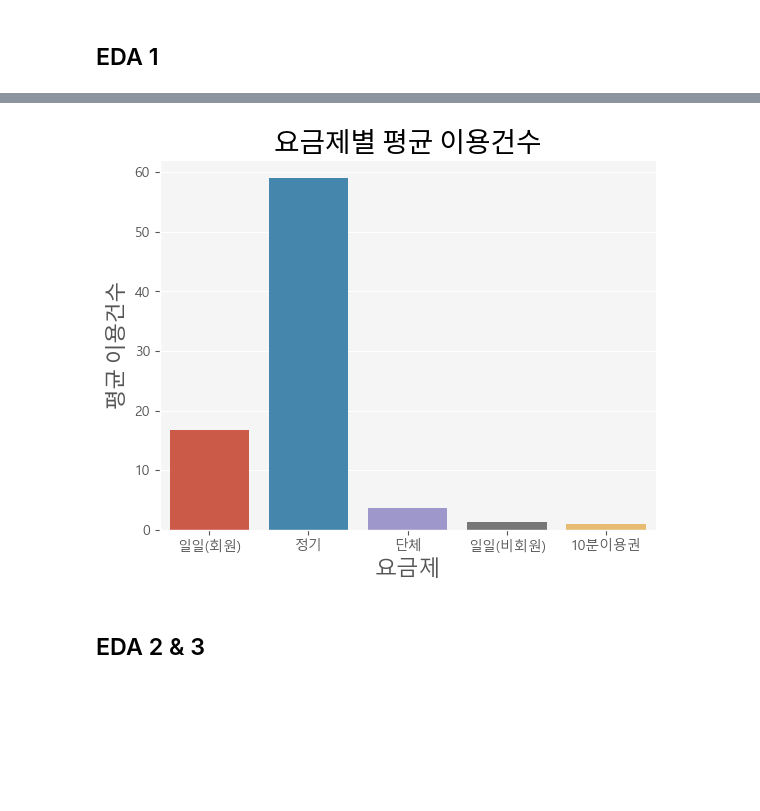
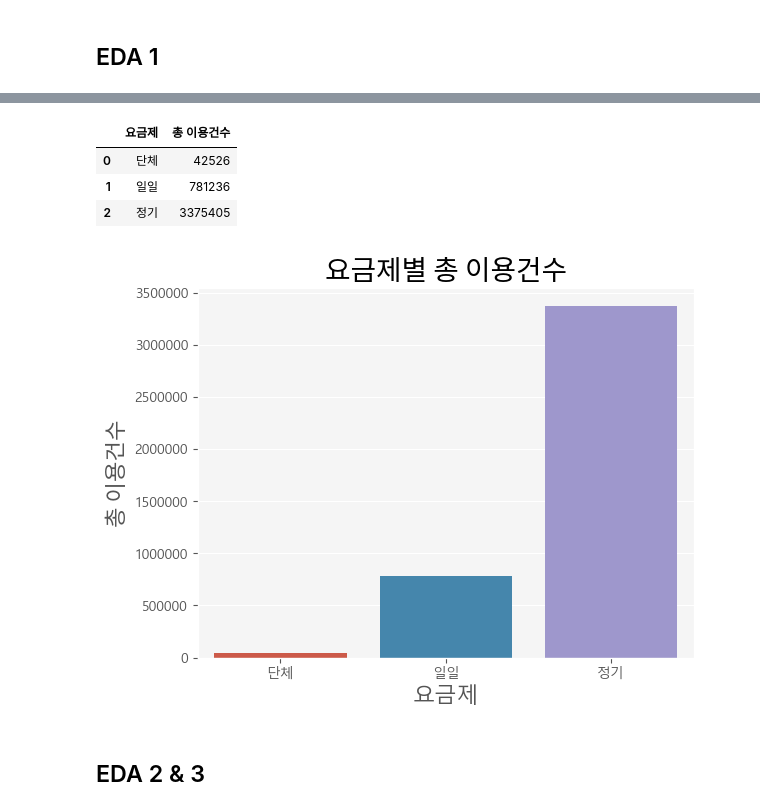
Before and after one commit to jpjun8/C3cube, a Jupyter notebook: DA_Nocode/bike/bike3.ipynb, the cells around one changed output, grey strips where cells are left out. Drawn from its saved outputs; the diff is of its cells as text; code cells hidden in the pictures; blank space fills up the shorter version.

```diff
--- a/DA_Nocode/bike/bike3.ipynb
+++ b/DA_Nocode/bike/bike3.ipynb
@@ -22,5 +22,6 @@ warnings.filterwarnings('ignore')
 
 colors = ['#e6194b', '#3cb44b', '#ffe119', '#4363d8', '#f58231', '#911eb4', '#46f0f0', '#f032e6', '#bcf60c', '#fabebe', '#008080', '#e6beff', '#9a6324', '#fffac8', '#800000', '#aaffc3', '#808000', '#ffd8b1', '#000075', '#808080', '#ffffff', '#000000']
 # %%
-df = pd.read_csv('./bike.csv', encoding='utf-8-sig')
+df = pd.read_csv('./bike.csv')
 # df.drop(columns=["운동량", "탄소량", "이동거리(M)"], inplace=True)
+df['연령대'].unique()
@@ -27,5 +29,0 @@ df = pd.read_csv('./bike.csv', encoding='utf-8-sig')
-# %%
-# 전처리
-df = df.dropna()
-df.drop(df[df['연령대'] == '기타'].index, inplace=True)
-df['성별'] = df['성별'].str.upper()
@@ -33,11 +77,10 @@ df['성별'] = df['성별'].str.upper()
 ## EDA 1
 # %%
 # df.drop(columns=["운동량", "탄소량", "이동거리(M)"], inplace=True)
-pie_mem = df.groupby('요금제')['이용건수'].mean()
+pie_mem = df.groupby('요금제')['이용건수'].sum()
 pie_mem_exp = pie_mem.reset_index() # bike_eda1.csv로 export
-print(pie_mem_exp)
 fig, ax = plt.subplots()
-ax.pie(pie_mem, labels=pie_mem.index)
-ax.set_title("요금제별 평균 이용건수", font=path_noto, fontsize=20, x=0.6)
+ax.pie(pie_mem, labels=pie_mem.index, colors=colors, textprops={'font':path_noto, 'fontsize':16})
+ax.set_title("요금제별 총 이용건수", font=path_noto, fontsize=20, x=0.6)
 plt.show()
 # %% [output]
@@ -45,2 +88,10 @@ NameError: name 'df' is not defined
+# %%
+pie_mem_exp.columns = ['요금제', '총 이용건수']
+pie_mem_exp
+# %% [output]
+|  | 요금제 | 총 이용건수 |
+| 0 | 단체 | 42526 |
+| 1 | 일일 | 781236 |
+| 2 | 정기 | 3375405 |
 # %%
 filepath = Path('./bike_eda1.csv')
@@ -49,10 +99,11 @@ pie_mem_exp.to_csv(filepath, index=False, encoding="utf-8-sig")
 # %%
 fig, ax = plt.subplots()
 
-ax = sns.barplot(data=exp, x='요금제', y='이용건수', ci=None)
-ax.set_title("요금제별 평균 이용건수", font=path_noto, fontsize=20)
-ax.set_ylabel("평균 이용건수", font=path_noto, fontsize=16)
+ax = sns.barplot(data=pie_mem_exp, x='요금제', y='총 이용건수', ci=None)
+ax.set_title("요금제별 총 이용건수", font=path_noto, fontsize=20)
+ax.set_ylabel("총 이용건수", font=path_noto, fontsize=16)
 ax.set_xlabel("요금제", fontsize=16)
+ax.ticklabel_format(axis='y', style='plain')
 plt.show()
 # %% [output]
-[figure, old version]
+[figure, new version]
```
Also changed, not shown: parts of 9 cells of this notebook, 16 other files.
